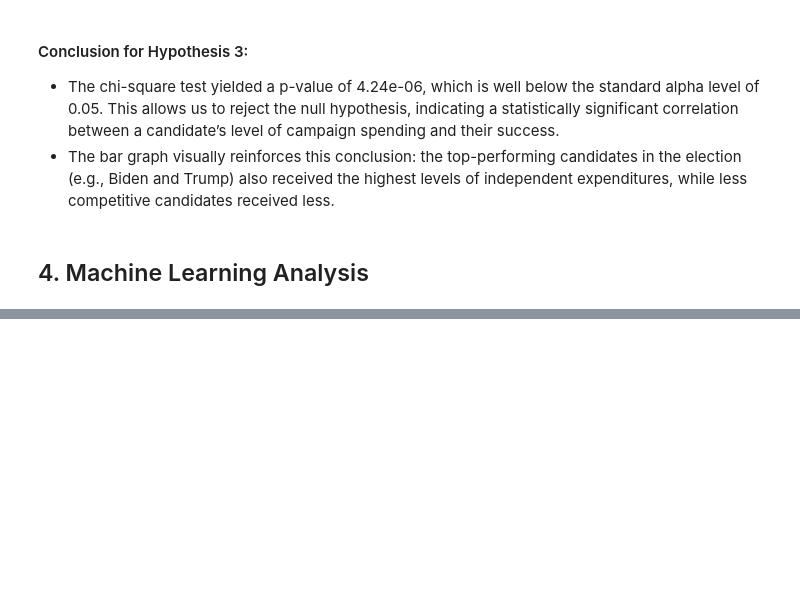
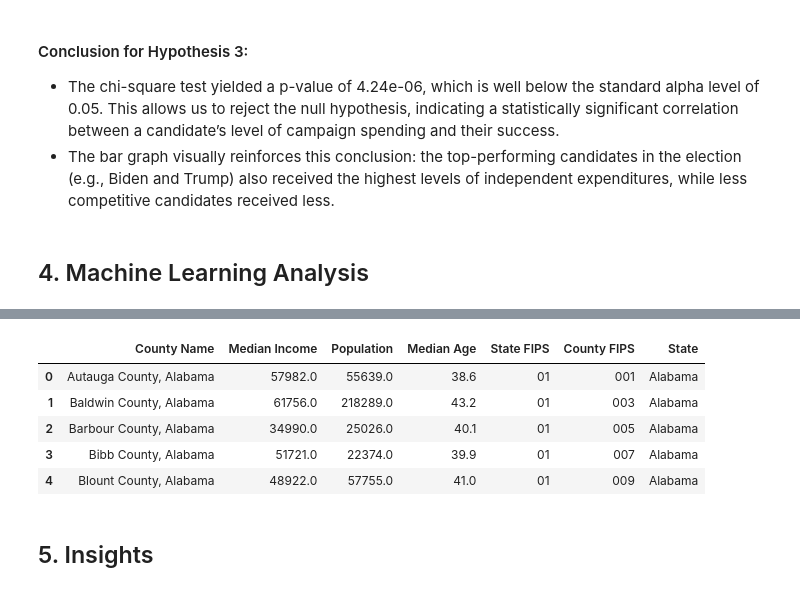
Before and after one commit to 9t8/cmsc320_project, a Jupyter notebook: final.ipynb, the cells around one changed output, grey strips where cells are left out. Drawn from its saved outputs; the diff is of its cells as text; code cells hidden in the pictures; blank space fills up the shorter version.

Commit message:
added county info

```diff
--- a/final.ipynb
+++ b/final.ipynb
@@ -450,0 +466,46 @@ P-value: 4.23797729142689e-06
+# %%
+
+all_counties = []
+# Variables:
+# B19013_001E → Median Household Income
+# B01003_001E → Total Population
+# B01002_001E → Median Age
+variables = ("NAME", "B19013_001E", "B01003_001E", "B01002_001E")
+
+for state in states.STATES:
+    try:
+        county_data = c.acs5.get(
+            variables,
+            {'for': 'county:*', 'in': f'state:{state.fips}'}
+        )
+        for row in county_data:
+            row['state_name'] = state.name #state name is included
+        all_counties.extend(county_data)
+    except Exception as e:
+        print(f"Error retrieving data for {state.name}: {e}")
+
+county_df = pd.DataFrame(all_counties)
+county_df.rename(columns={
+    "NAME": "County Name",
+    "B19013_001E": "Median Income",
+    "B01003_001E": "Population",
+    "B01002_001E": "Median Age",
+    "state": "State FIPS",
+    "county": "County FIPS",
+    "state_name": "State"
+}, inplace=True)
+
+# Convert to numeric
+for col in ["Median Income", "Population", "Median Age"]:
+    county_df[col] = pd.to_numeric(county_df[col], errors='coerce')
+
+county_df.head()
+# %% [output]
+|  | County Name | Median Income | Population | Median Age | State FIPS | County FIPS | State |
+| 0 | Autauga County, Alabama | 57982.0 | 55639.0 | 38.6 | 01 | 001 | Alabama |
+| 1 | Baldwin County, Alabama | 61756.0 | 218289.0 | 43.2 | 01 | 003 | Alabama |
+| 2 | Barbour County, Alabama | 34990.0 | 25026.0 | 40.1 | 01 | 005 | Alabama |
+| 3 | Bibb County, Alabama | 51721.0 | 22374.0 | 39.9 | 01 | 007 | Alabama |
+| 4 | Blount County, Alabama | 48922.0 | 57755.0 | 41.0 | 01 | 009 | Alabama |
+# %% [markdown]
+## 5. Insights
```
Also changed, not shown: parts of 2 cells of this notebook.
